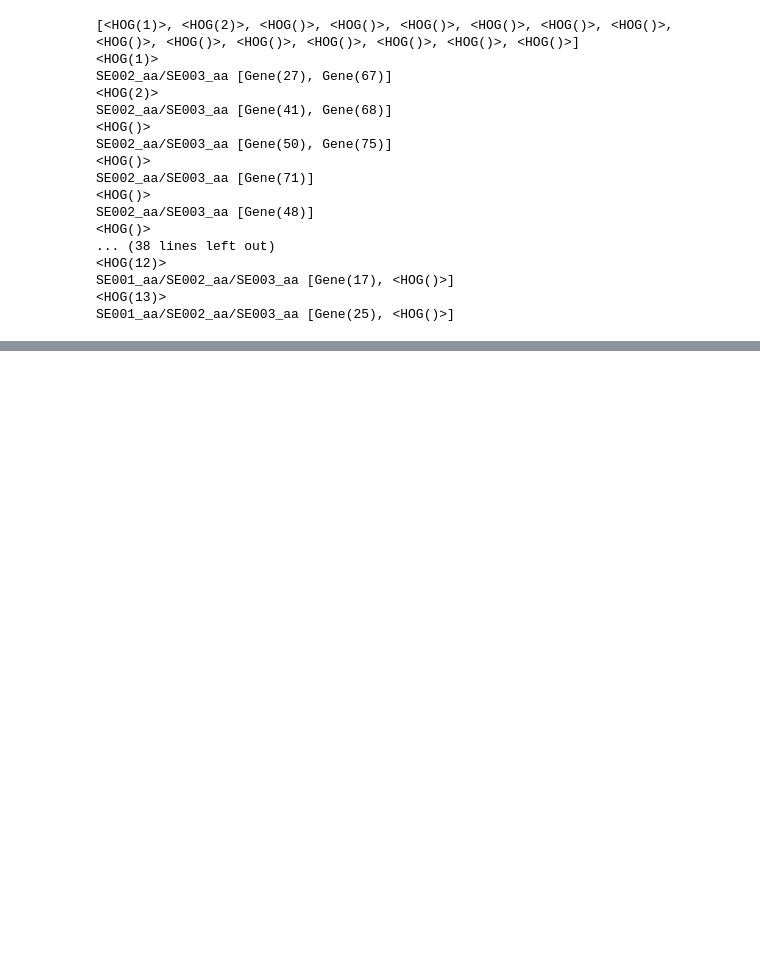
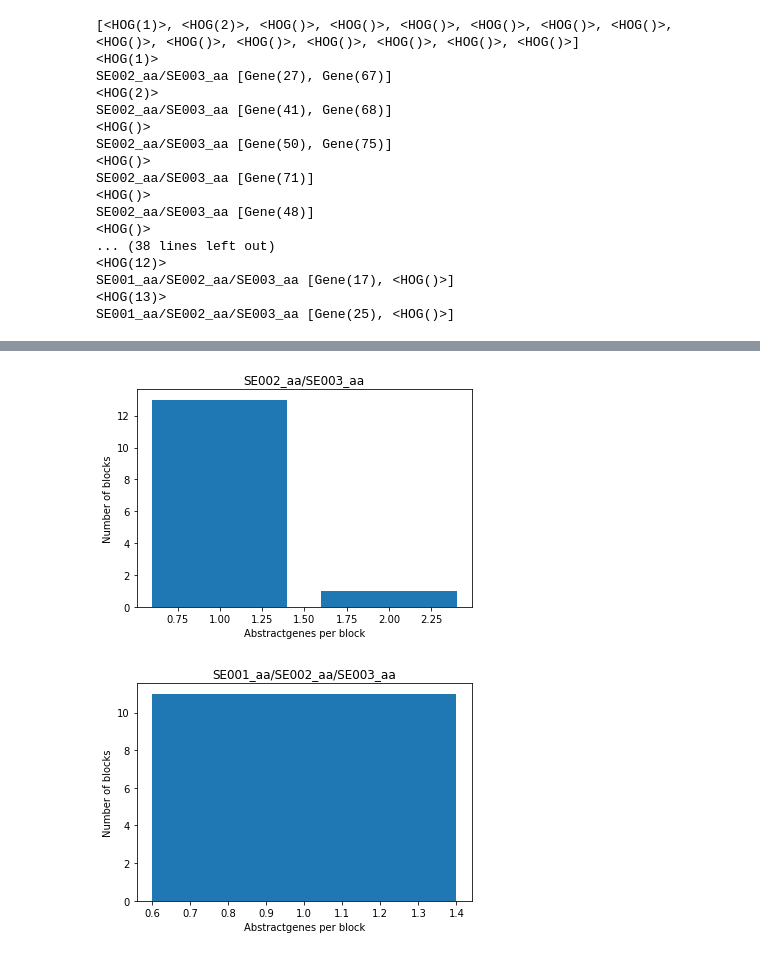
Before and after one commit to kjgilbert/SyntenyBasedOrthology, a Jupyter notebook: My_SyntOrtho_Code/New_SyntenyAncRecon_Code.ipynb, the cells around one changed output, grey strips where cells are left out. Saved outputs shown, nothing was run; the diff lists cells and outputs as text; code cells hidden in the pictures; blank space fills up the shorter version.

```diff
--- a/My_SyntOrtho_Code/New_SyntenyAncRecon_Code.ipynb
+++ b/My_SyntOrtho_Code/New_SyntenyAncRecon_Code.ipynb
@@ -1238,3 +1206,32 @@ for node in ham_analysis_no_name.taxonomy.tree.traverse('postorder'):
+# %%
+# Plots for the primary reconstruction
+
+counter = 1
+for node in ham_analysis_no_name.taxonomy.tree.traverse('postorder'):
+
+    if isinstance(node.genome, pyham.AncestralGenome):
+        title = node.genome.name
+        raw_values = [len(block) for block in node.genome.synteny]
+        label = list(set(raw_values))
+        values = [0 for i in range(len(label))]
+
+        for i in range(len(label)):
+
+            for element in raw_values:
+
+                if label[i] == element:
+                    values[i] += 1
+
+        plt.bar(list(label), values)
+        plt.title(title)
+        plt.xlabel('Abstractgenes per block')
+        plt.ylabel('Number of blocks')
+        plt.savefig('results/primary_reconstruction_plot{}.png'.format(counter))
+        counter += 1
+        plt.show()
+# %% [output]
+[figure, added]
+[figure, added]
 # %%
 # Plots for the primary reconstruction
 
```
Also changed, not shown: parts of 3 cells of this notebook, 4 other files.
